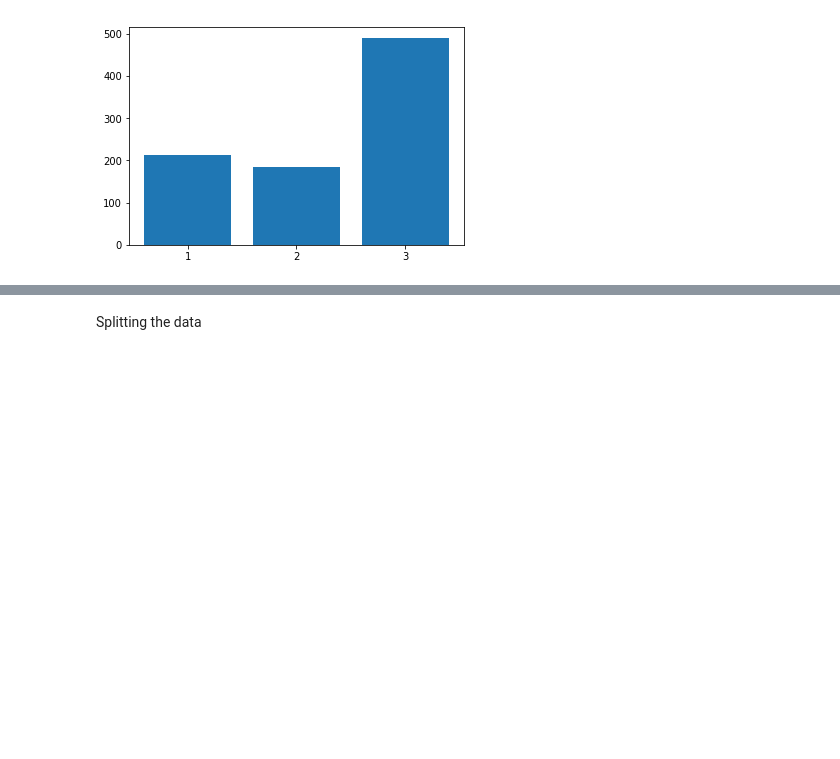
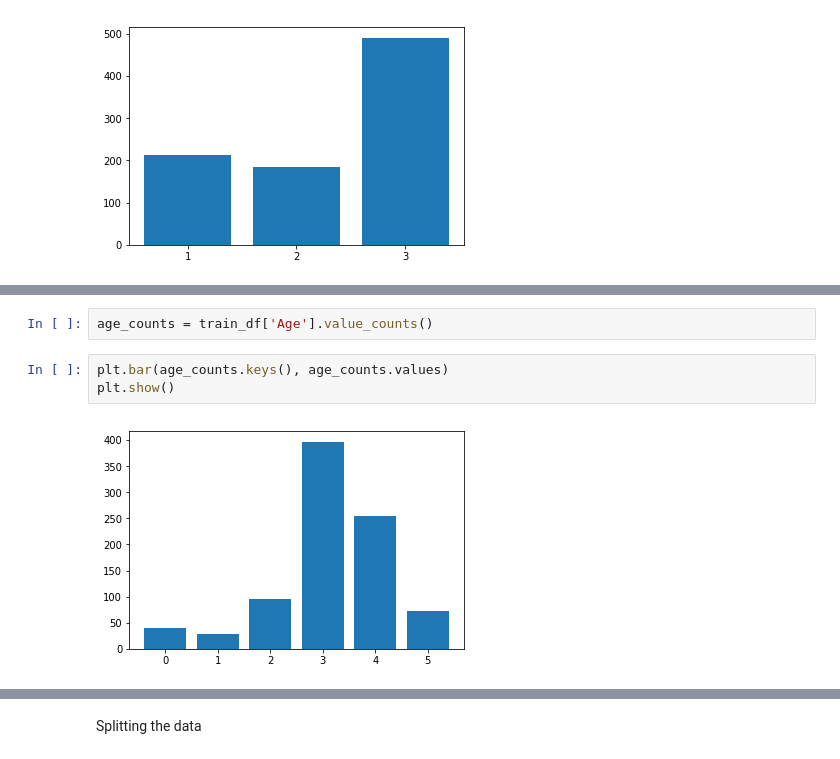
Before and after one commit to Astr-o/titanic-ml, a Jupyter notebook: titanic-machine-learning.ipynb, the cells around one changed output, grey strips where cells are left out. Cells and saved outputs as stored; diff of their text form; blank space fills up the shorter version.

```diff
--- a/titanic-machine-learning.ipynb
+++ b/titanic-machine-learning.ipynb
@@ -171,0 +207,7 @@ plt.show()
+# %%
+age_counts = train_df['Age'].value_counts()
+# %%
+plt.bar(age_counts.keys(), age_counts.values)
+plt.show()
+# %% [output]
+[figure, added]
```
Also changed, not shown: parts of 42 cells of this notebook, 3 other files.
